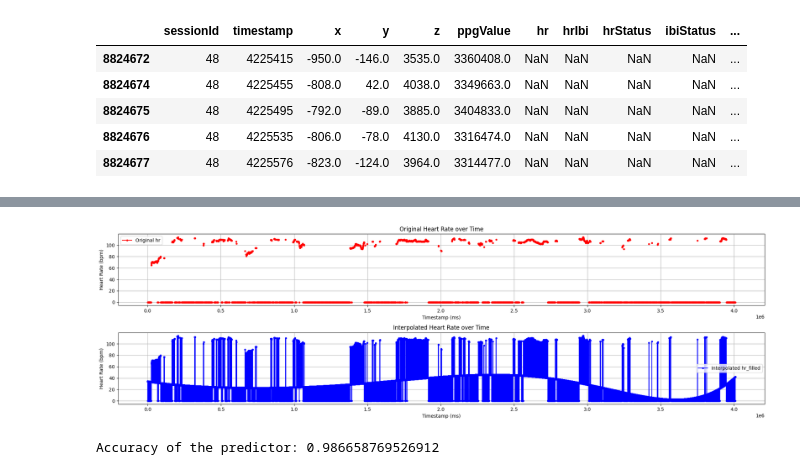
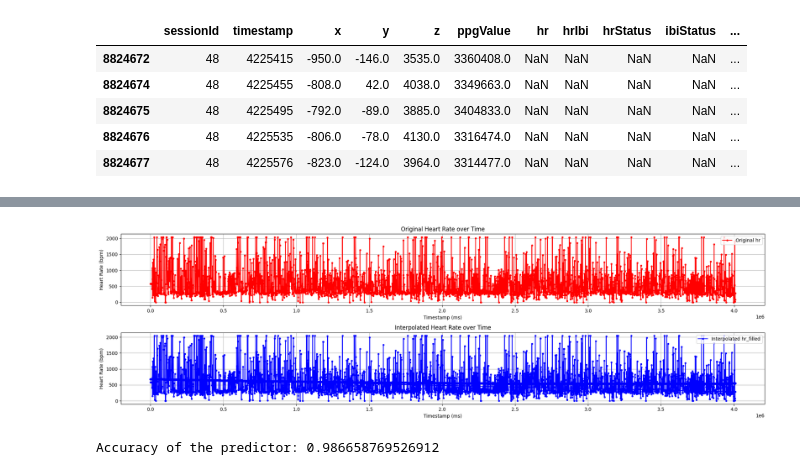
Before and after one commit to Louis-Mozart/BBDC, a Jupyter notebook: feature_exploration.ipynb, the cells around one changed output, grey strips where cells are left out. Drawn from its saved outputs; the diff is of its cells as text; code cells hidden in the pictures.

```diff
--- a/feature_exploration.ipynb
+++ b/feature_exploration.ipynb
@@ -19,7 +19,7 @@ Data1.head()
 | 4 | 1 | 169 | 652.0 | 232.0 | 4088.0 | 1919319.0 | NaN | NaN | NaN | NaN | ... |
 # %%
 ppg_filler = Filler()
-Data1 = ppg_filler.fill_all_Id(Data1, deg_ppg= 3, deg_hr= 6, deg_hrIbi= 2)
+Data1 = ppg_filler.fill_all_Id(Data1, deg_ppg= 3, deg_hr= 6, deg_hrIbi= 2, deg_x=1, deg_y=1, deg_z= 1)
 # %% [output]
 filling the missing values of ppg with a 3 degree polynomial
 done
@@ -58,32 +63,33 @@ The accuracy of our predictor is: 0.986658769526912
 # %%
 #hr value test.
+Data1 = clean_data.copy()
 df =  Data1[Data1['sessionId'] == 15]
 
 plt.figure(figsize=(20, 6))
 plt.subplot(2, 1, 1)
-plt.plot(df['timestamp'], df['hr'], marker='.', linestyle='-', color='red', label='Original hr')
+plt.plot(df['timestamp'], df['hrIbi'], marker='.', linestyle='-', color='red', label='Original hr')
 plt.title('Original Heart Rate over Time')
 plt.xlabel('Timestamp (ms)')
 plt.ylabel('Heart Rate (bpm)')
 plt.grid(True)
 plt.legend()
 
 # Create the second subplot for the interpolated 'ppg_filled'
 plt.subplot(2, 1, 2)
-plt.plot(df['timestamp'], df['hr_filled'], marker='.', linestyle='-', color='blue', label='Interpolated hr_filled')
+plt.plot(df['timestamp'], df['hrIbi_filled'], marker='.', linestyle='-', color='blue', label='Interpolated hr_filled')
 plt.title('Interpolated Heart Rate over Time')
 plt.xlabel('Timestamp (ms)')
 plt.ylabel('Heart Rate (bpm)')
 plt.grid(True)
 plt.legend()
 
 # Adjust layout
 plt.tight_layout()
 
 # Show the plots
 plt.show()
 # %% [output]
-[figure, old version]
+[figure, new version]
 # %%
 
 from sklearn.model_selection import train_test_split
```
Also changed, not shown: parts of 20 cells of this notebook, 1 other file.
